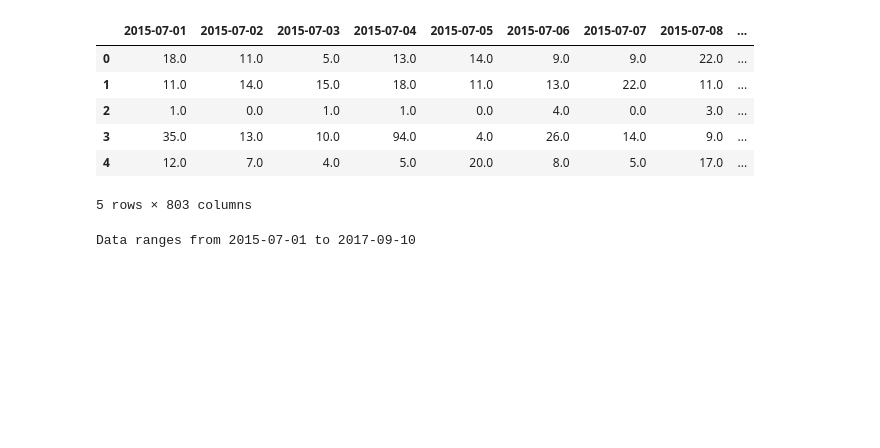
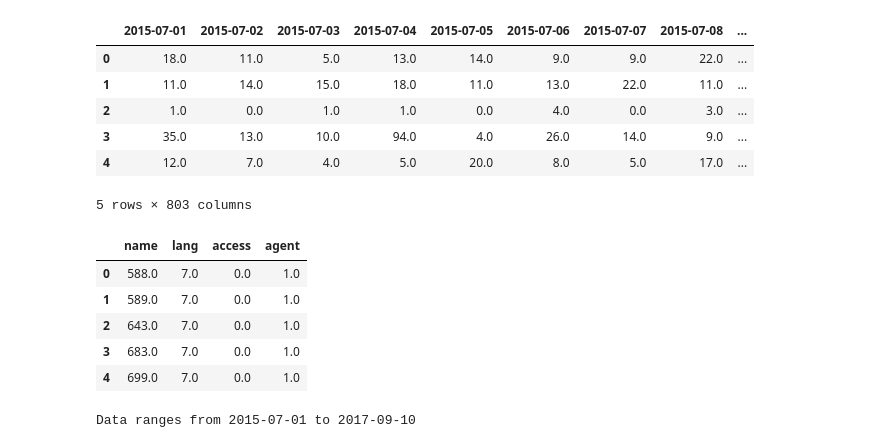
Before and after one commit to maximelovino/WikiForecasting, a Jupyter notebook: BasicSeq2Seq.ipynb, the cells around one changed output. Cells and saved outputs as stored; diff of their text form; code cells hidden in the pictures; blank space fills up the shorter version.

```diff
--- a/BasicSeq2Seq.ipynb
+++ b/BasicSeq2Seq.ipynb
@@ -30,6 +48,7 @@ df.head()
 | 4 | 699.0 | 7.0 | 0.0 | 1.0 | 12.0 | 7.0 | 4.0 | 5.0 | 20.0 | ... |
 5 rows × 807 columns
 # %%
+meta = df.iloc[:,:4]
 df = df.iloc[:,4:]
 df.head()
 # %% [output]
@@ -40,6 +59,15 @@ df.head()
 | 3 | 35.0 | 13.0 | 10.0 | 94.0 | 4.0 | 26.0 | 14.0 | 9.0 | ... |
 | 4 | 12.0 | 7.0 | 4.0 | 5.0 | 20.0 | 8.0 | 5.0 | 17.0 | ... |
 5 rows × 803 columns
+# %%
+meta.head()
+# %% [output]
+|  | name | lang | access | agent |
+| 0 | 588.0 | 7.0 | 0.0 | 1.0 |
+| 1 | 589.0 | 7.0 | 0.0 | 1.0 |
+| 2 | 643.0 | 7.0 | 0.0 | 1.0 |
+| 3 | 683.0 | 7.0 | 0.0 | 1.0 |
+| 4 | 699.0 | 7.0 | 0.0 | 1.0 |
 # %%
 data_start_date = df.columns[0]
 data_end_date = df.columns[-1]
```
Also changed, not shown: parts of 19 cells of this notebook, 1 other file.
